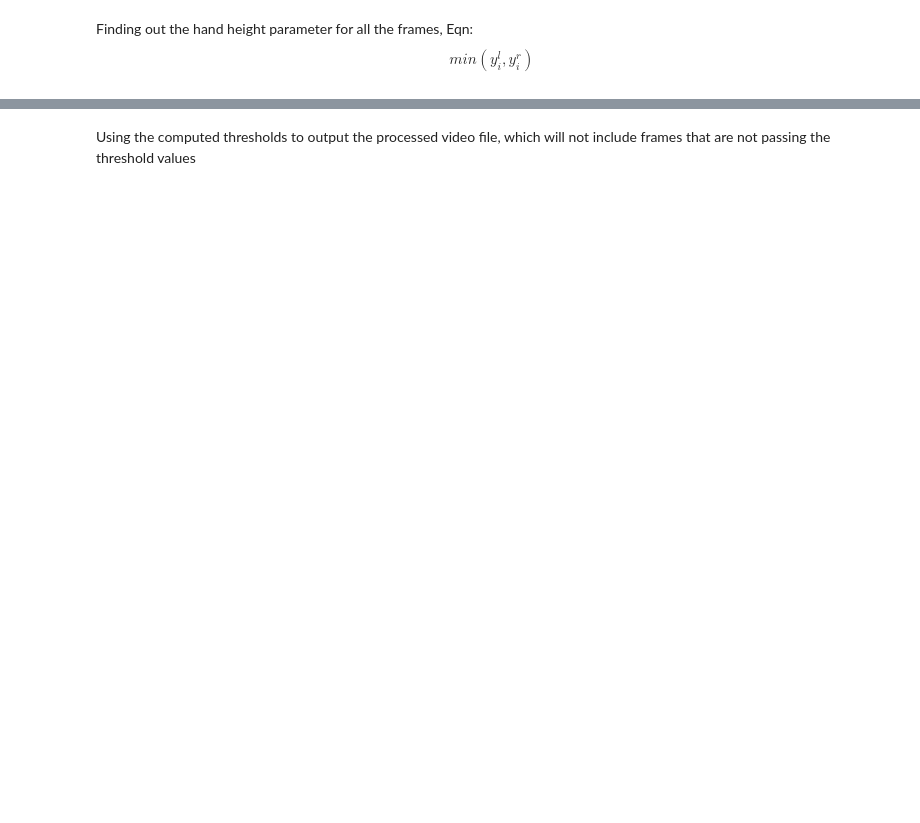
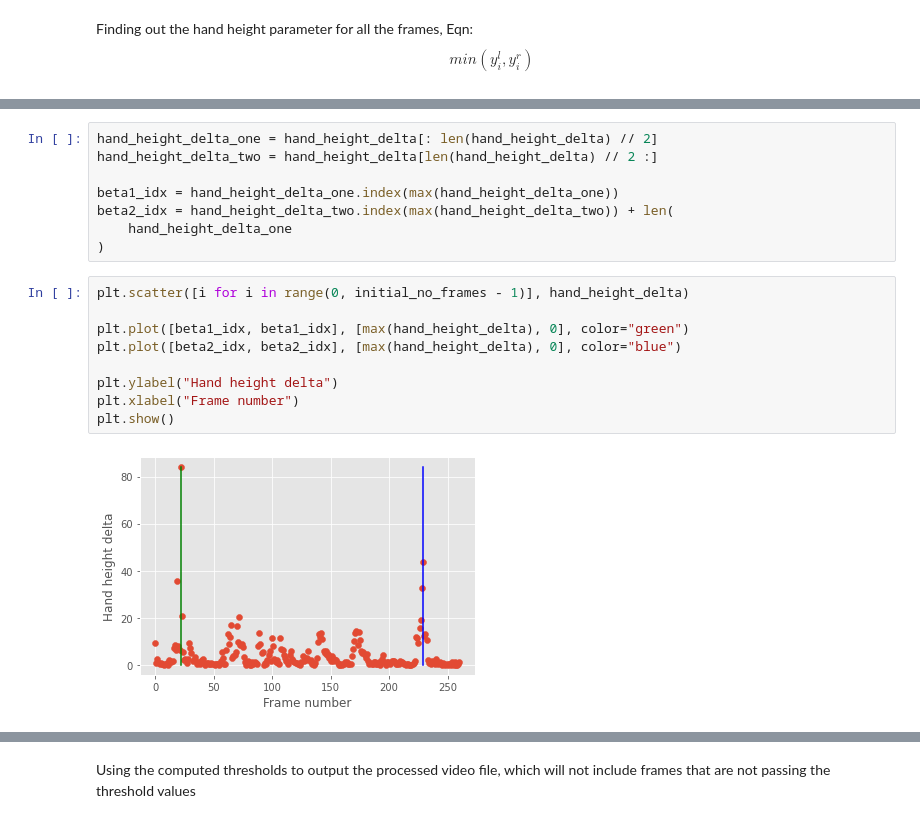
Before and after one commit to codevardhan/amrita-umang-intern, a Jupyter notebook: kt-session-2/assignment/RGB_KFS.ipynb, the cells around one changed output, grey strips where cells are left out. Cells and saved outputs as stored; diff of their text form; blank space fills up the shorter version.

```diff
--- a/kt-session-2/assignment/RGB_KFS.ipynb
+++ b/kt-session-2/assignment/RGB_KFS.ipynb
@@ -177,0 +216,19 @@ plt.show()
+# %%
+hand_height_delta_one = hand_height_delta[: len(hand_height_delta) // 2]
+hand_height_delta_two = hand_height_delta[len(hand_height_delta) // 2 :]
+
+beta1_idx = hand_height_delta_one.index(max(hand_height_delta_one))
+beta2_idx = hand_height_delta_two.index(max(hand_height_delta_two)) + len(
+    hand_height_delta_one
+)
+# %%
+plt.scatter([i for i in range(0, initial_no_frames - 1)], hand_height_delta)
+
+plt.plot([beta1_idx, beta1_idx], [max(hand_height_delta), 0], color="green")
+plt.plot([beta2_idx, beta2_idx], [max(hand_height_delta), 0], color="blue")
+
+plt.ylabel("Hand height delta")
+plt.xlabel("Frame number")
+plt.show()
+# %% [output]
+[figure, added]
```
Also changed, not shown: parts of 25 cells of this notebook, 2 other files.
